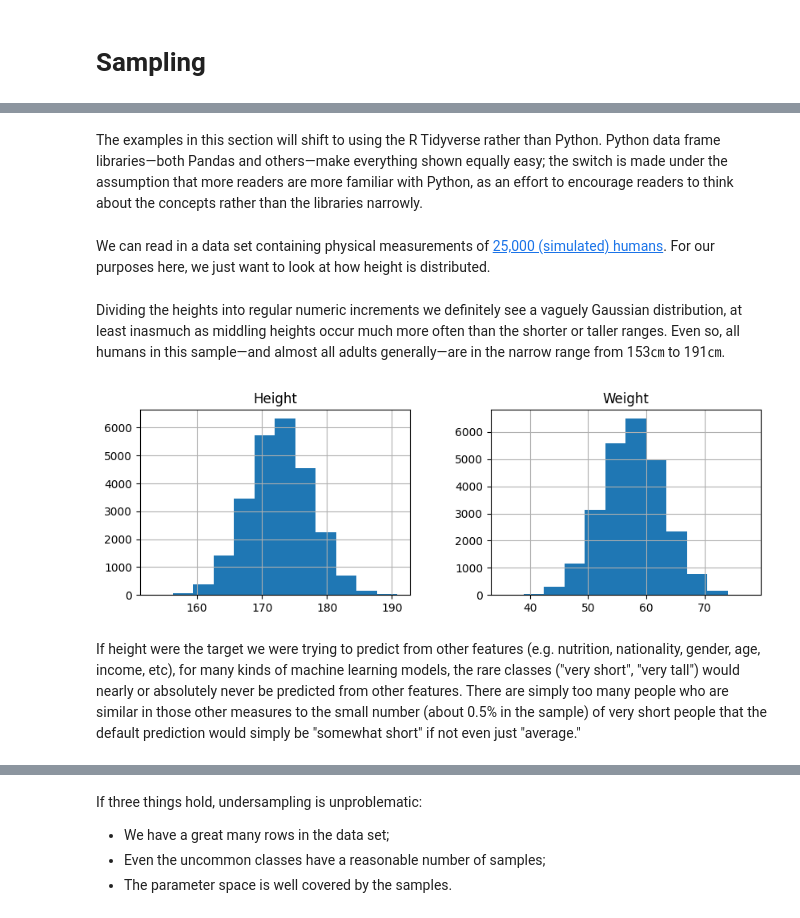
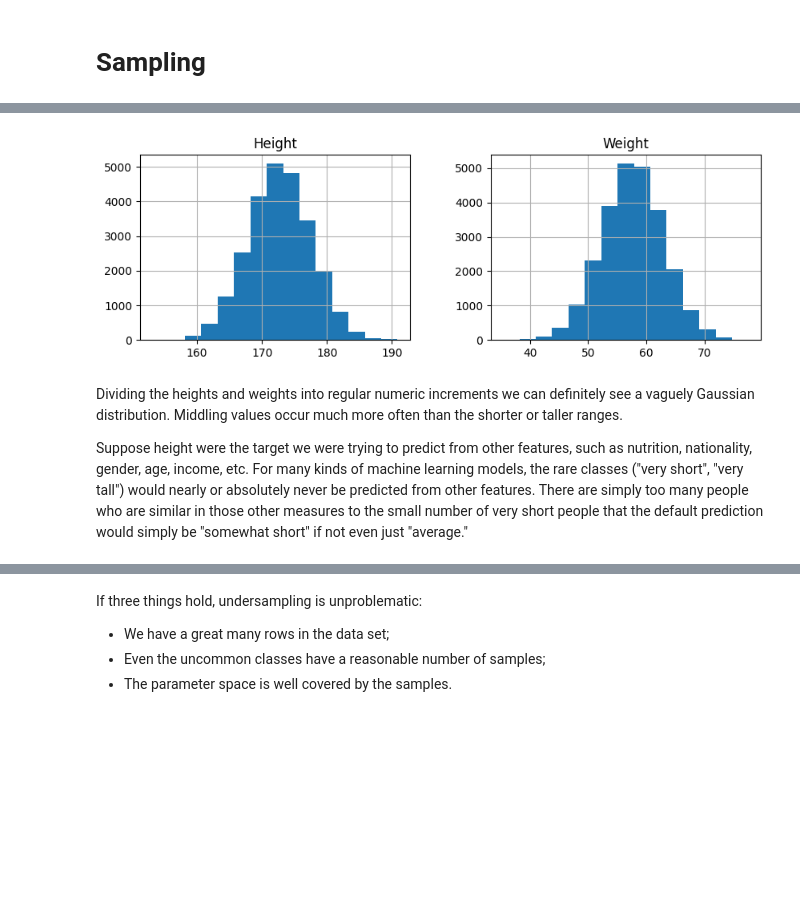
Before and after one commit to DavidMertz/CleaningDataVideo, a Jupyter notebook: Value_Imputation.ipynb, the cells around one changed output, grey strips where cells are left out. Saved outputs shown, nothing was run; the diff lists cells and outputs as text; code cells hidden in the pictures; blank space fills up the shorter version.

Commit message:
Value Imputation slides

```diff
--- a/Value_Imputation.ipynb
+++ b/Value_Imputation.ipynb
@@ -755,12 +759,8 @@ A simple example of a roughly normal distribution is human heights.  Drilling in
-# %% [markdown]
-The examples in this section will shift to using the R Tidyverse rather than Python.  Python data frame libraries—both Pandas and others—make everything shown equally easy; the switch is made under the assumption that more readers are more familiar with Python, as an effort to encourage readers to think about the concepts rather than the libraries narrowly.
-# %% [markdown]
-We can read in a data set containing physical measurements of [25,000 (simulated) humans](http://wiki.stat.ucla.edu/socr/index.php/SOCR_Data_Dinov_020108_HeightsWeights#References).  For our purposes here, we just want to look at how height is distributed.
-# %% [markdown]
-Dividing the heights into regular numeric increments we definitely see a vaguely Gaussian distribution, at least inasmuch as middling heights occur much more often than the shorter or taller ranges.  Even so, all humans in this sample—and almost all adults generally—are in the narrow range from 153㎝ to 191㎝.
 # %%
-humans.hist(figsize=(10,3), bins=12);
+humans.hist(figsize=(10,3), bins=15);
 # %% [output]
-[figure, old version]
+[figure, new version]
 # %% [markdown]
-If height were the target we were trying to predict from other features (e.g. nutrition, nationality, gender, age, income, etc), for many kinds of machine learning models, the rare classes ("very short", "very tall") would nearly or absolutely never be predicted from other features.  There are simply too many people who are similar in those other measures to the small number (about 0.5% in the sample) of very short people that the default prediction would simply be "somewhat short" if not even just "average."
+Dividing the heights and weights into regular numeric increments we can definitely see a vaguely Gaussian distribution. Middling values occur much more often than the shorter or taller ranges.
+
+Suppose height were the target we were trying to predict from other features, such as nutrition, nationality, gender, age, income, etc. For many kinds of machine learning models, the rare classes ("very short", "very tall") would nearly or absolutely never be predicted from other features.  There are simply too many people who are similar in those other measures to the small number of very short people that the default prediction would simply be "somewhat short" if not even just "average."
```
Also changed, not shown: parts of 64 cells of this notebook, 1 other file.
